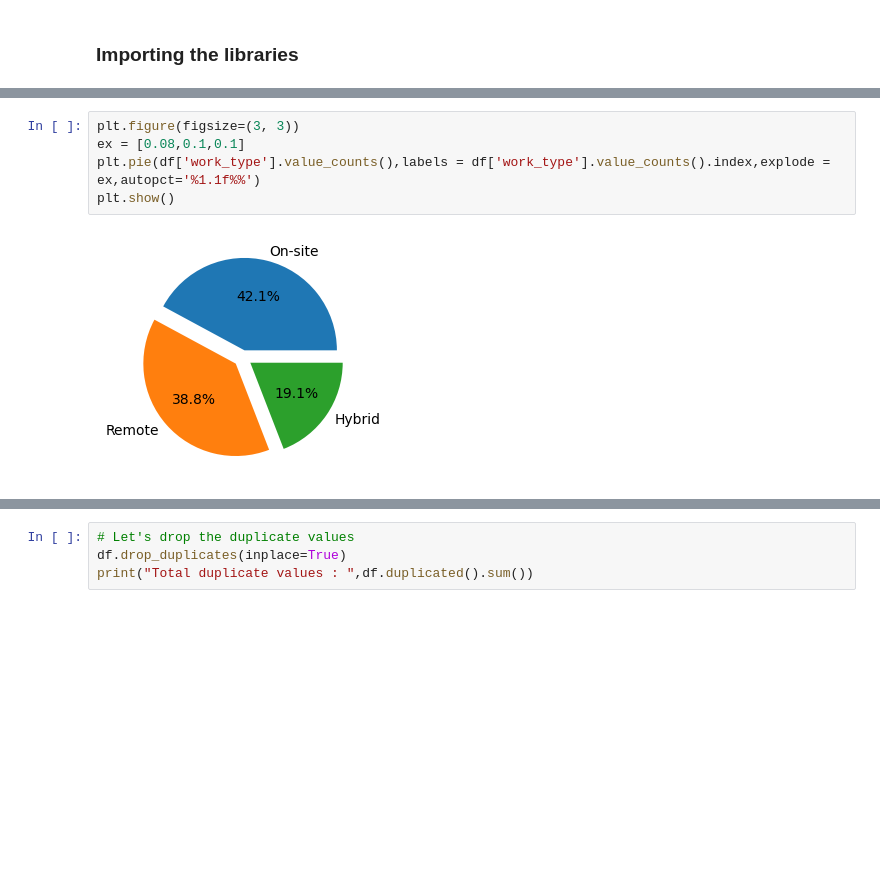
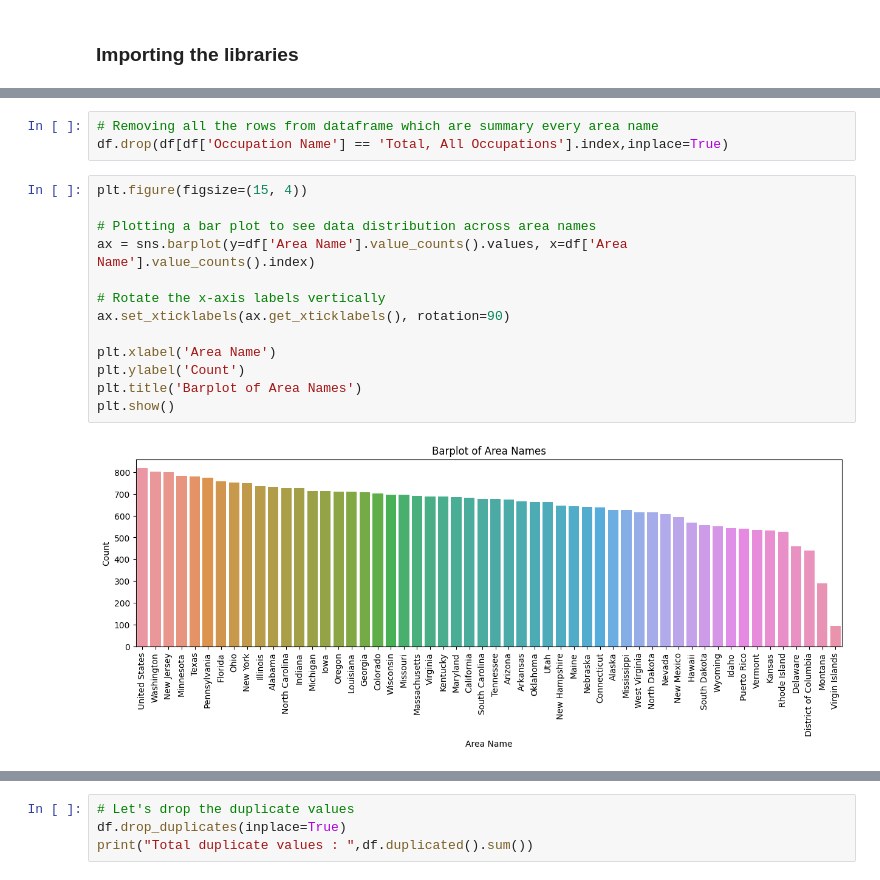
Before and after one commit to yuvraaj2002/Job-Demand-Forecasting, a Jupyter notebook: notebook/Code.ipynb, the cells around one changed output, grey strips where cells are left out. Cells and saved outputs as stored; diff of their text form; blank space fills up the shorter version.

```diff
--- a/notebook/Code.ipynb
+++ b/notebook/Code.ipynb
@@ -89,7 +107,18 @@ dtype: float64
-# %%
-plt.figure(figsize=(3, 3))
-ex = [0.08,0.1,0.1]
-plt.pie(df['work_type'].value_counts(),labels = df['work_type'].value_counts().index,explode = ex,autopct='%1.1f%%')
-plt.show()
-# %% [output]
-[figure, removed]
+# %%
+# Removing all the rows from dataframe which are summary every area name
+df.drop(df[df['Occupation Name'] == 'Total, All Occupations'].index,inplace=True)
+# %%
+plt.figure(figsize=(15, 4))
+
+# Plotting a bar plot to see data distribution across area names
+ax = sns.barplot(y=df['Area Name'].value_counts().values, x=df['Area Name'].value_counts().index)
+
+# Rotate the x-axis labels vertically
+ax.set_xticklabels(ax.get_xticklabels(), rotation=90)
+
+plt.xlabel('Area Name')
+plt.ylabel('Count')
+plt.title('Barplot of Area Names')
+plt.show()
+# %% [output]
+[figure, added]
```
Also changed, not shown: parts of 25 cells of this notebook.
